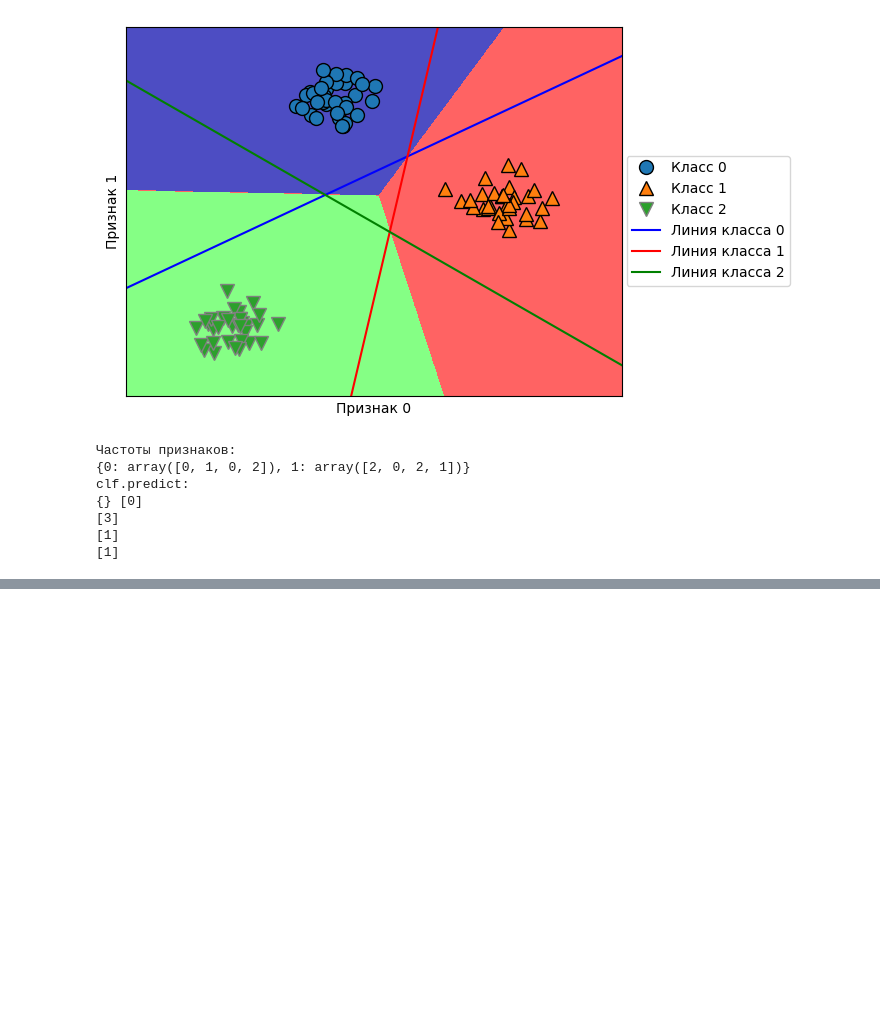
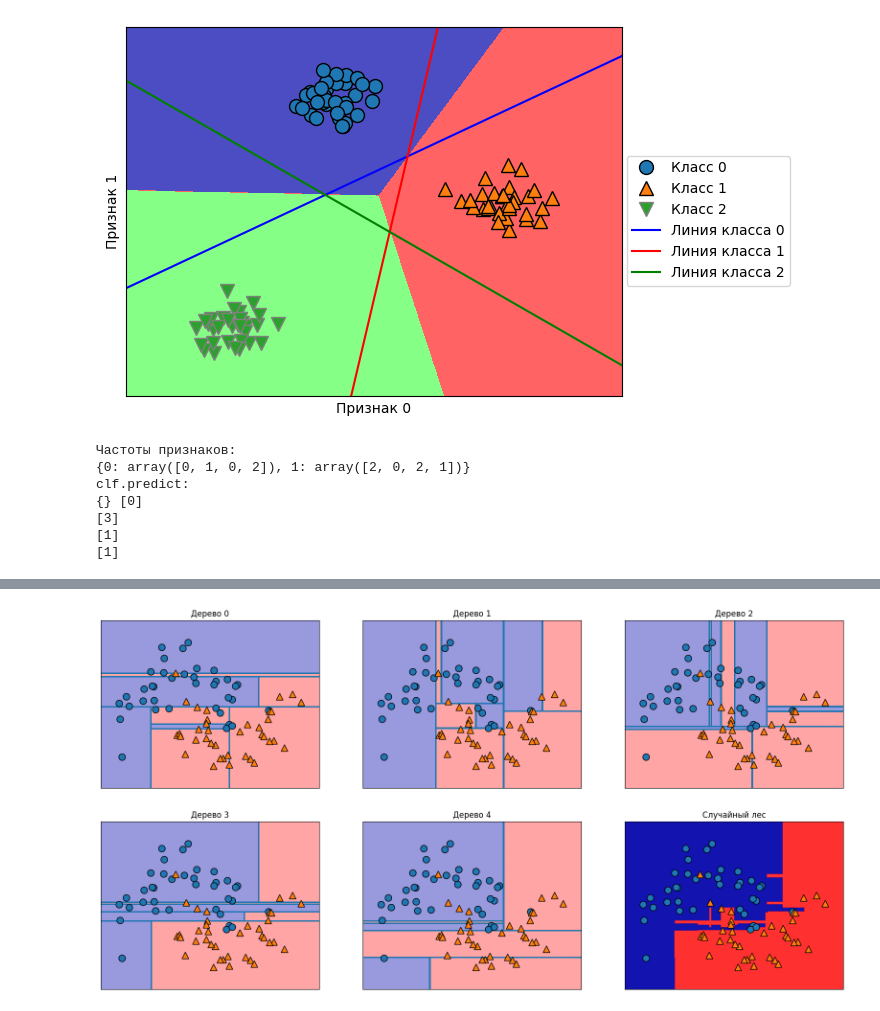
Before and after one commit to Dima00138/Machine-learning, a Jupyter notebook: lab2.ipynb, the cells around one changed output, grey strips where cells are left out. Cells and saved outputs as stored; diff of their text form; code cells hidden in the pictures; blank space fills up the shorter version.

```diff
--- a/lab2.ipynb
+++ b/lab2.ipynb
@@ -662,3 +648,84 @@ X:
 201     0.854415
 Name: price, Length: 202, dtype: float64
 [figure]
+# %%
+#lab9
+import sklearn
+import mglearn
+import matplotlib.pyplot as plt
+import numpy as np
+
+
+from sklearn.ensemble import RandomForestClassifier
+from sklearn.datasets import make_moons
+X, y = make_moons(n_samples=100, noise=0.25, random_state=3)
+
+from sklearn.model_selection import train_test_split
+X_train, X_test, y_train, y_test = train_test_split(X, y, stratify=y, random_state=42)
+forest = RandomForestClassifier(n_estimators=5, random_state=2)
+forest.fit(X_train, y_train)
+
+fig, axes = plt.subplots(2, 3, figsize=(20, 10))
+for i, (ax, tree) in enumerate(zip(axes.ravel(), forest.estimators_)):
+    ax.set_title("Дерево {}".format(i))
+    mglearn.plots.plot_tree_partition(X_train, y_train, tree, ax=ax)
+    mglearn.plots.plot_2d_separator(forest, X_train, fill=True, ax=axes[-1, -1], alpha=.4)
+axes[-1, -1].set_title("Случайный лес")
+mglearn.discrete_scatter(X_train[:, 0], X_train[:, 1], y_train)
+plt.show()
+
+from sklearn.datasets import load_breast_cancer
+cancer = load_breast_cancer()
+X_train, X_test, y_train, y_test = train_test_split(cancer.data, cancer.target, random_state=0)
+forest = RandomForestClassifier(n_estimators=100, random_state=0)
+forest.fit(X_train, y_train)
+print("Правильность на обучающем наборе: {:.3f}".format(forest.score(X_train, y_train)))
+
+
+print("Правильность на тестовом наборе: {:.3f}".format(forest.score(X_test, y_test)))
+
+def plot_feature_importances_cancer(model):
+    n_features = cancer.data.shape[1]
+    plt.barh(range(n_features), model.feature_importances_, align='center')
+    plt.yticks(np.arange(n_features), cancer.feature_names)
+    plt.xlabel("Важность признака")
+    plt.ylabel("Признак")
+    plt.show()
+
+plot_feature_importances_cancer(forest)
+
+from sklearn.ensemble import GradientBoostingClassifier
+X_train, X_test, y_train, y_test = train_test_split( cancer.data,
+    cancer.target, random_state=0)
+
+gbrt = GradientBoostingClassifier(random_state=0)
+gbrt.fit(X_train, y_train)
+print("Правильность на обучающем наборе: {:.3f}".format(gbrt.score(X_train, y_train)))
+print("Правильность на тестовом наборе: {:.3f}".format(gbrt.score(X_test, y_test)))
+
+gbrt = GradientBoostingClassifier(random_state=0, max_depth=1)
+gbrt.fit(X_train, y_train)
+
+print("Правильность на обучающем наборе: {:.3f}".format(gbrt.score(X_train, y_train)))
+print("Правильность на тестовом наборе: {:.3f}".format(gbrt.score(X_test, y_test)))
+
+gbrt = GradientBoostingClassifier(random_state=0, learning_rate=0.01)
+gbrt.fit(X_train, y_train)
+
+print("Правильность на обучающем наборе: {:.3f}".format(gbrt.score(X_train, y_train)))
+print("Правильность на тестовом наборе: {:.3f}".format(gbrt.score(X_test, y_test)))
+
+gbrt = GradientBoostingClassifier(random_state=0, max_depth=1)
+gbrt.fit(X_train, y_train)
+
+def plot_feature_importances_cancer(model):
+    n_features = cancer.data.shape[1]
+    plt.barh(range(n_features), model.feature_importances_, align='center')
+    plt.yticks(np.arange(n_features), cancer.feature_names)
+    plt.xlabel("Важность признака")
+    plt.ylabel("Признак")
+    plt.show()
+
+plot_feature_importances_cancer(gbrt)
+# %% [output]
+[figure, added]
```
Also changed, not shown: parts of 5 cells of this notebook, 18 other files.
